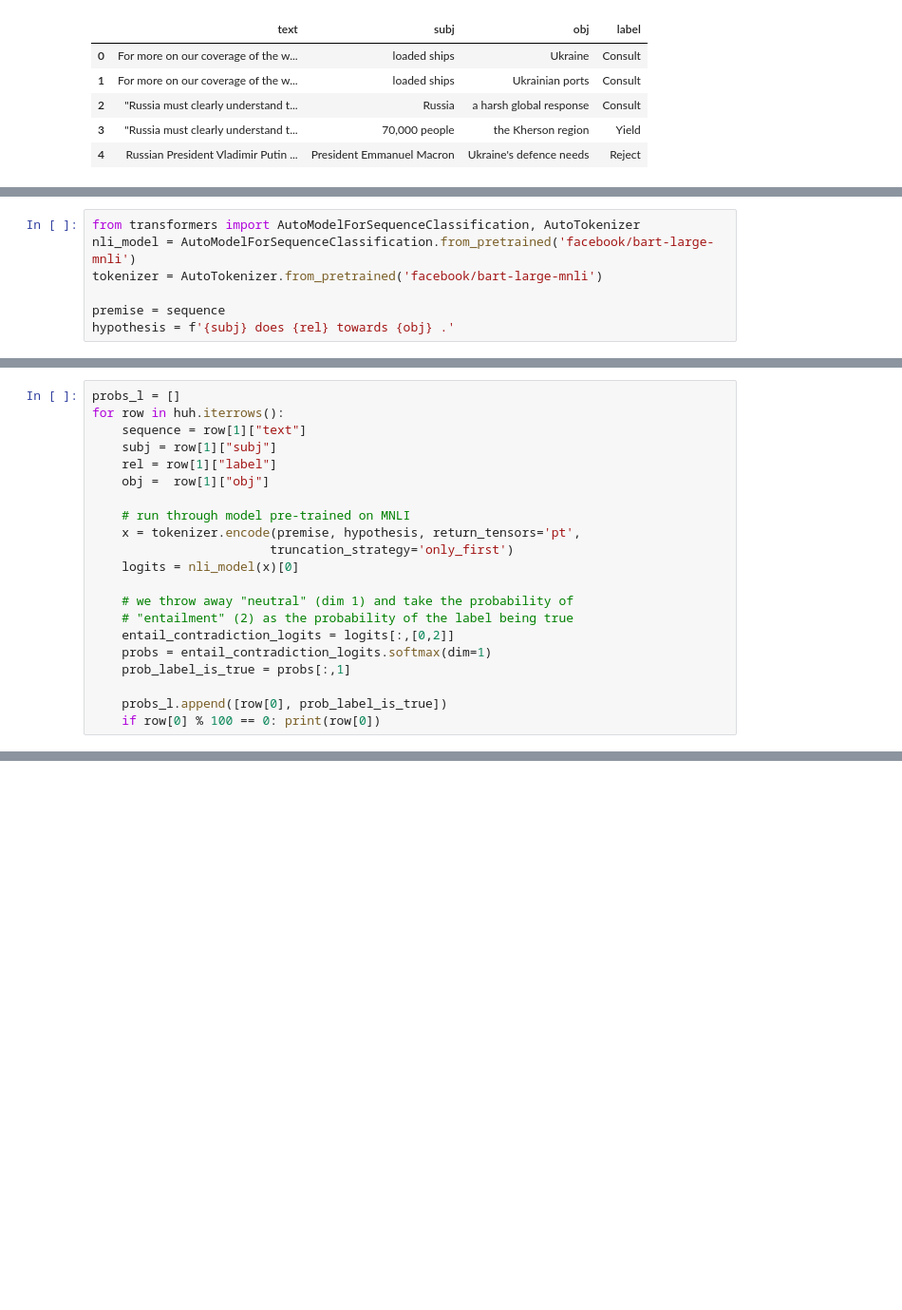
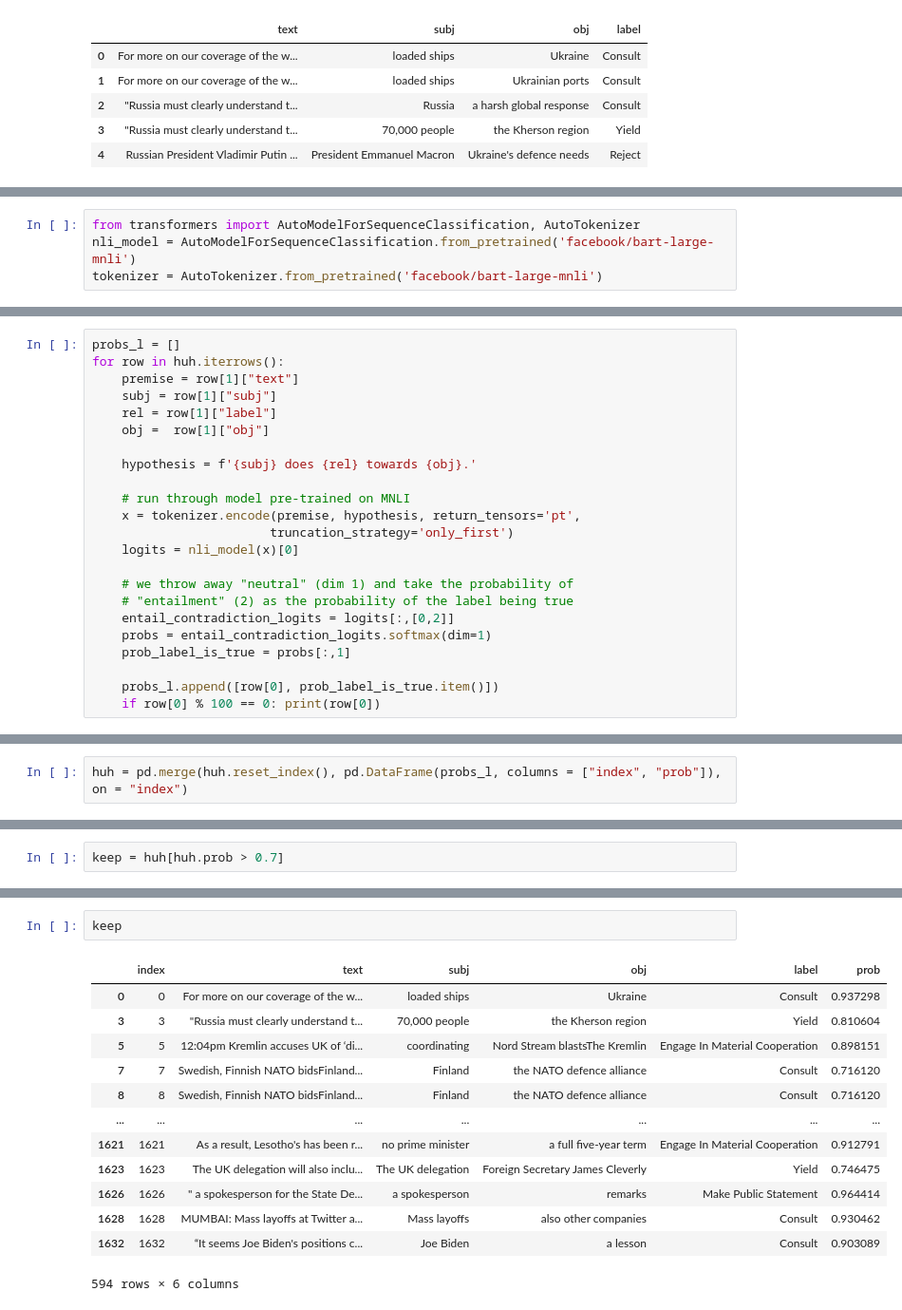
Before and after one commit to valentinwerner1/Thesis_RelationExtraction_PoliticsNews, a Jupyter notebook: soft_data/test_2.ipynb, the cells around one changed output, grey strips where cells are left out. Shown at 95% size. Drawn from its saved outputs; the diff is of its cells as text; blank space fills up the shorter version.

```diff
--- a/soft_data/test_2.ipynb
+++ b/soft_data/test_2.ipynb
@@ -843,6 +881,3 @@ sequence
 from transformers import AutoModelForSequenceClassification, AutoTokenizer
 nli_model = AutoModelForSequenceClassification.from_pretrained('facebook/bart-large-mnli')
 tokenizer = AutoTokenizer.from_pretrained('facebook/bart-large-mnli')
-
-premise = sequence
-hypothesis = f'{subj} does {rel} towards {obj} .'
@@ -854,10 +884,12 @@ obj =  huh.label.iloc[0]
 # %%
 probs_l = []
 for row in huh.iterrows():
-    sequence = row[1]["text"]
+    premise = row[1]["text"]
     subj = row[1]["subj"]
     rel = row[1]["label"]
     obj =  row[1]["obj"]
+
+    hypothesis = f'{subj} does {rel} towards {obj}.'
 
     # run through model pre-trained on MNLI
     x = tokenizer.encode(premise, hypothesis, return_tensors='pt',
@@ -870,7 +902,7 @@ for row in huh.iterrows():
     probs = entail_contradiction_logits.softmax(dim=1)
     prob_label_is_true = probs[:,1]
 
-    probs_l.append([row[0], prob_label_is_true])
+    probs_l.append([row[0], prob_label_is_true.item()])
     if row[0] % 100 == 0: print(row[0])
 # %% [output]
 0
@@ -878,0 +925,2 @@ for row in huh.iterrows():
+# %%
+huh = pd.merge(huh.reset_index(), pd.DataFrame(probs_l, columns = ["index", "prob"]), on = "index")
@@ -878,0 +929,2 @@ for row in huh.iterrows():
+# %%
+keep = huh[huh.prob > 0.7]
@@ -878,0 +973,16 @@ for row in huh.iterrows():
+# %%
+keep
+# %% [output]
+|  | index | text | subj | obj | label | prob |
+| 0 | 0 | For more on our coverage of the w... | loaded ships | Ukraine | Consult | 0.937298 |
+| 3 | 3 | "Russia must clearly understand t... | 70,000 people | the Kherson region | Yield | 0.810604 |
+| 5 | 5 | 12:04pm Kremlin accuses UK of ‘di... | coordinating | Nord Stream blastsThe Kremlin | Engage In Material Cooperation | 0.898151 |
+| 7 | 7 | Swedish, Finnish NATO bidsFinland... | Finland | the NATO defence alliance | Consult | 0.716120 |
+| 8 | 8 | Swedish, Finnish NATO bidsFinland... | Finland | the NATO defence alliance | Consult | 0.716120 |
+| ... | ... | ... | ... | ... | ... | ... |
+| 1621 | 1621 | As a result, Lesotho's has been r... | no prime minister | a full five-year term | Engage In Material Cooperation | 0.912791 |
+| 1623 | 1623 | The UK delegation will also inclu... | The UK delegation | Foreign Secretary James Cleverly | Yield | 0.746475 |
+| 1626 | 1626 | " a spokesperson for the State De... | a spokesperson | remarks | Make Public Statement | 0.964414 |
+| 1628 | 1628 | MUMBAI: Mass layoffs at Twitter a... | Mass layoffs | also other companies | Consult | 0.930462 |
+| 1632 | 1632 | “It seems Joe Biden's positions c... | Joe Biden | a lesson | Consult | 0.903089 |
+594 rows × 6 columns
```
Also changed, not shown: parts of 19 cells of this notebook, 1 other file.
